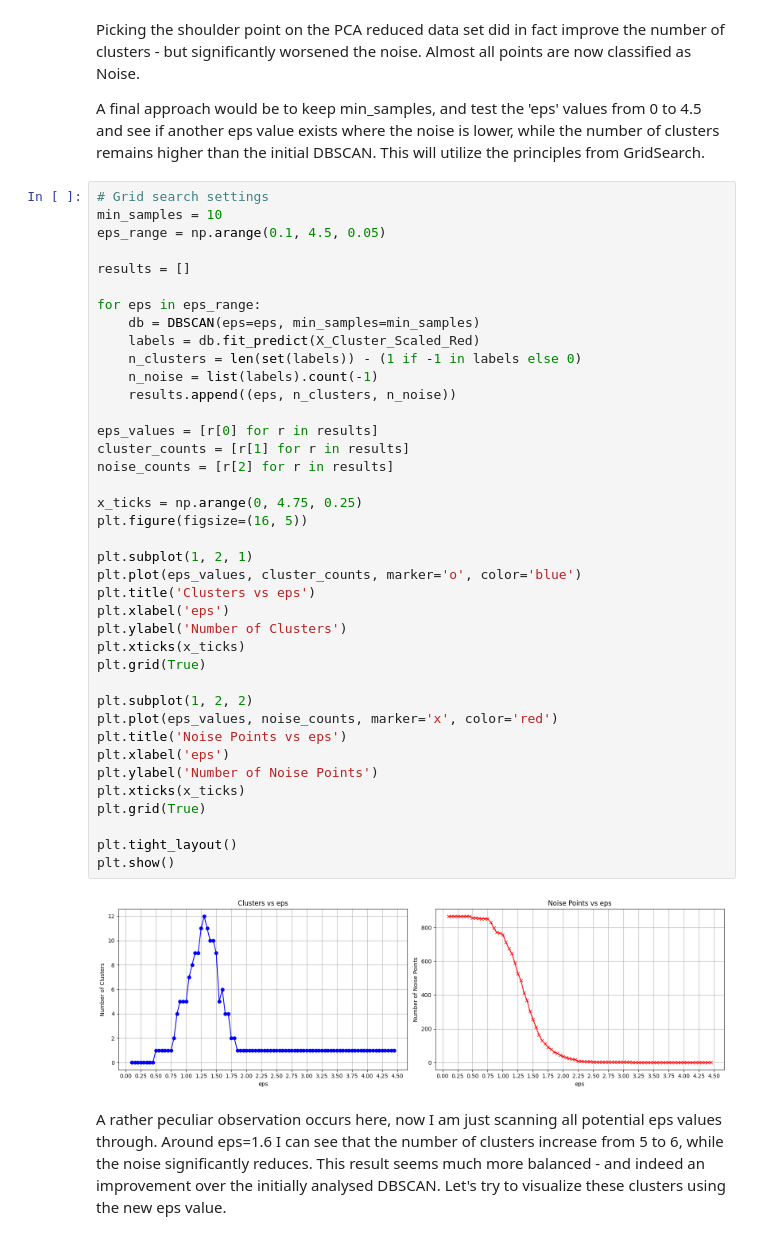
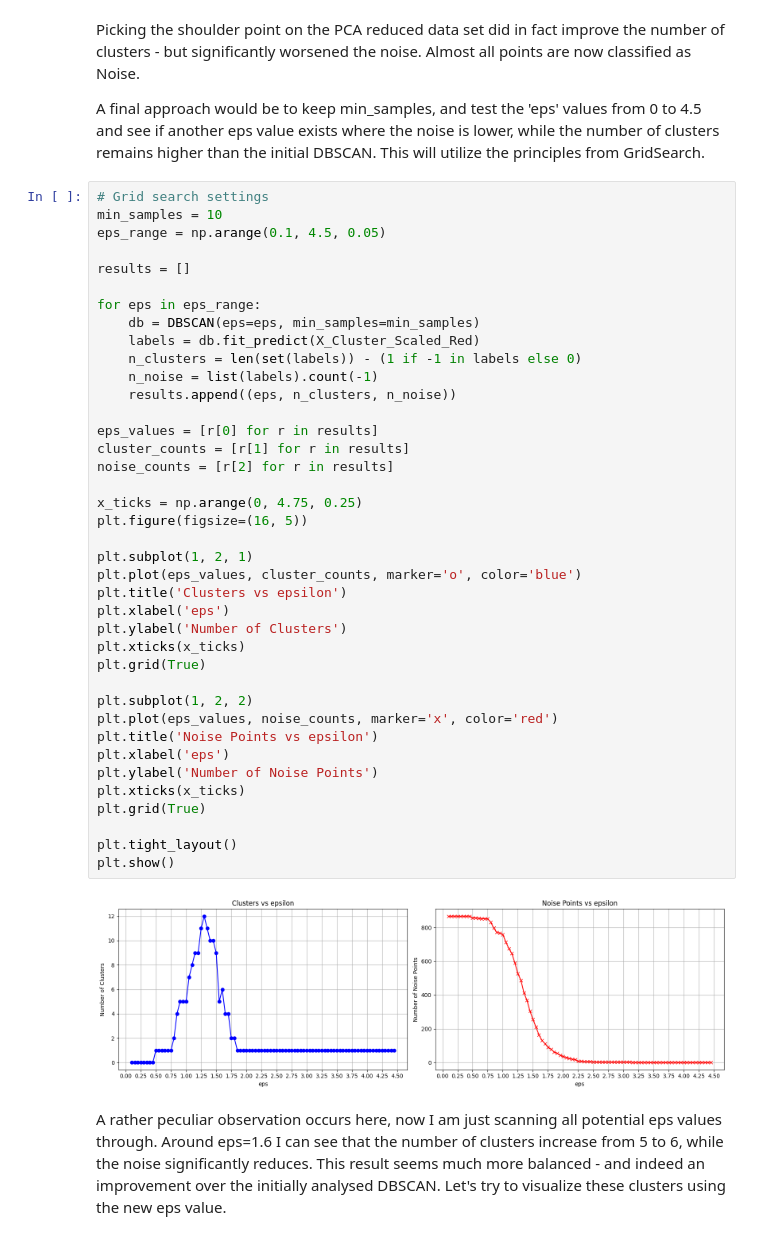
Before and after one commit to Dogmeat2000/MAL1-Python, a Jupyter notebook: Assignment 6/6. Candidate Test 2022 II.ipynb, the cells around one changed output. Drawn from its saved outputs; the diff is of its cells as text.

```diff
--- a/Assignment 6/6. Candidate Test 2022 II.ipynb
+++ b/Assignment 6/6. Candidate Test 2022 II.ipynb
@@ -553,36 +554,36 @@ for eps in eps_range:
     db = DBSCAN(eps=eps, min_samples=min_samples)
     labels = db.fit_predict(X_Cluster_Scaled_Red)
     n_clusters = len(set(labels)) - (1 if -1 in labels else 0)
     n_noise = list(labels).count(-1)
     results.append((eps, n_clusters, n_noise))
 
 eps_values = [r[0] for r in results]
 cluster_counts = [r[1] for r in results]
 noise_counts = [r[2] for r in results]
 
 x_ticks = np.arange(0, 4.75, 0.25)
 plt.figure(figsize=(16, 5))
 
 plt.subplot(1, 2, 1)
 plt.plot(eps_values, cluster_counts, marker='o', color='blue')
-plt.title('Clusters vs eps')
+plt.title('Clusters vs epsilon')
 plt.xlabel('eps')
 plt.ylabel('Number of Clusters')
 plt.xticks(x_ticks)
 plt.grid(True)
 
 plt.subplot(1, 2, 2)
 plt.plot(eps_values, noise_counts, marker='x', color='red')
-plt.title('Noise Points vs eps')
+plt.title('Noise Points vs epsilon')
 plt.xlabel('eps')
 plt.ylabel('Number of Noise Points')
 plt.xticks(x_ticks)
 plt.grid(True)
 
 plt.tight_layout()
 plt.show()
 # %% [output]
-[figure, old version]
+[figure, new version]
 # %% [markdown]
 A rather peculiar observation occurs here, now I am just scanning all potential eps values through. Around eps=1.6 I can see that the number of clusters increase from 5 to 6, while the noise significantly reduces. This result seems much more balanced - and indeed an improvement over the initially analysed DBSCAN. Let's try to visualize these clusters using the new eps value.
 # %%
```
Also changed, not shown: parts of 3 cells of this notebook.
